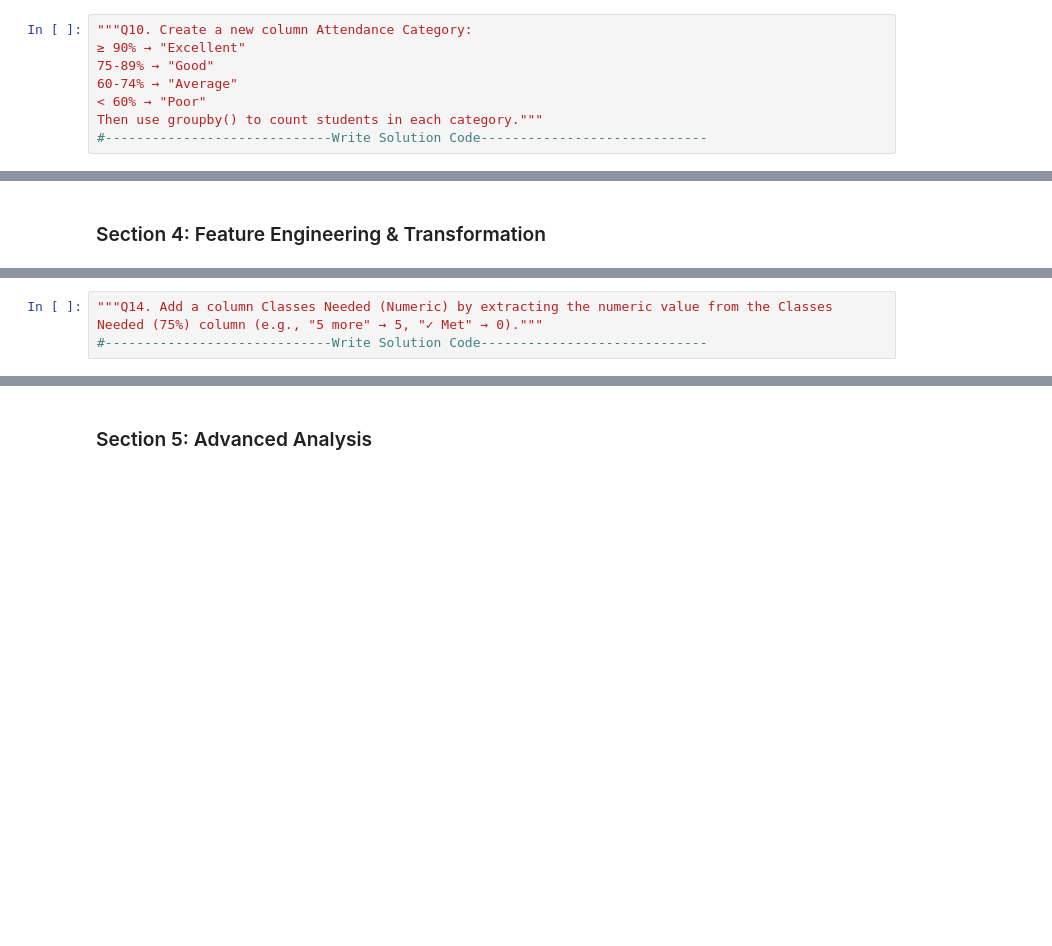
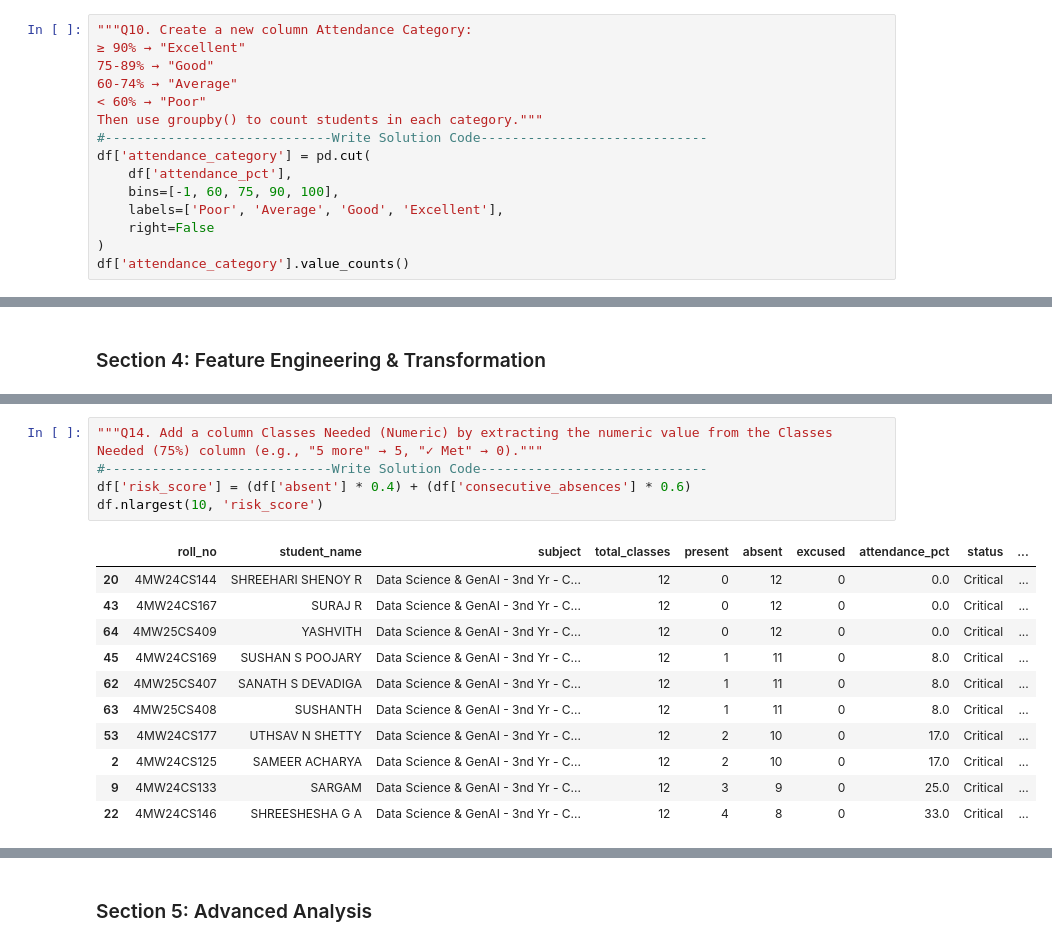
Before and after one commit to Yashaswinishettigar/student-attendance-analytics, a Jupyter notebook: Project_Student Attendance Analytics with Pandas.ipynb, the cells around one changed output, grey strips where cells are left out. Saved outputs shown, nothing was run; the diff lists cells and outputs as text; blank space fills up the shorter version.

```diff
--- a/Project_Student Attendance Analytics with Pandas.ipynb
+++ b/Project_Student Attendance Analytics with Pandas.ipynb
@@ -56,3 +196,10 @@ c) Maximum consecutive absences"""
 < 60% → "Poor"
 Then use groupby() to count students in each category."""
 #-----------------------------Write Solution Code-----------------------------
+df['attendance_category'] = pd.cut(
+    df['attendance_pct'],
+    bins=[-1, 60, 75, 90, 100],
+    labels=['Poor', 'Average', 'Good', 'Excellent'],
+    right=False
+)
+df['attendance_category'].value_counts()
@@ -74,6 +259,20 @@ Display the top 10 students with the highest risk score."""
 # %%
 """Q14. Add a column Classes Needed (Numeric) by extracting the numeric value from the Classes Needed (75%) column (e.g., "5 more" → 5, "✓ Met" → 0)."""
 #-----------------------------Write Solution Code-----------------------------
+df['risk_score'] = (df['absent'] * 0.4) + (df['consecutive_absences'] * 0.6)
+df.nlargest(10, 'risk_score')
+# %% [output]
+|  | roll_no | student_name | subject | total_classes | present | absent | excused | attendance_pct | status | ... |
+| 20 | 4MW24CS144 | SHREEHARI SHENOY R | Data Science & GenAI - 3nd Yr - C... | 12 | 0 | 12 | 0 | 0.0 | Critical | ... |
+| 43 | 4MW24CS167 | SURAJ R | Data Science & GenAI - 3nd Yr - C... | 12 | 0 | 12 | 0 | 0.0 | Critical | ... |
+| 64 | 4MW25CS409 | YASHVITH | Data Science & GenAI - 3nd Yr - C... | 12 | 0 | 12 | 0 | 0.0 | Critical | ... |
+| 45 | 4MW24CS169 | SUSHAN S POOJARY | Data Science & GenAI - 3nd Yr - C... | 12 | 1 | 11 | 0 | 8.0 | Critical | ... |
+| 62 | 4MW25CS407 | SANATH S DEVADIGA | Data Science & GenAI - 3nd Yr - C... | 12 | 1 | 11 | 0 | 8.0 | Critical | ... |
+| 63 | 4MW25CS408 | SUSHANTH | Data Science & GenAI - 3nd Yr - C... | 12 | 1 | 11 | 0 | 8.0 | Critical | ... |
+| 53 | 4MW24CS177 | UTHSAV N SHETTY | Data Science & GenAI - 3nd Yr - C... | 12 | 2 | 10 | 0 | 17.0 | Critical | ... |
+| 2 | 4MW24CS125 | SAMEER ACHARYA | Data Science & GenAI - 3nd Yr - C... | 12 | 2 | 10 | 0 | 17.0 | Critical | ... |
+| 9 | 4MW24CS133 | SARGAM | Data Science & GenAI - 3nd Yr - C... | 12 | 3 | 9 | 0 | 25.0 | Critical | ... |
+| 22 | 4MW24CS146 | SHREESHESHA G A | Data Science & GenAI - 3nd Yr - C... | 12 | 4 | 8 | 0 | 33.0 | Critical | ... |
 # %%
 """Q15. Using apply() with a lambda function, create a column Attendance Flag that returns:
 a)"Defaulter" if attendance < 75%
```
Also changed, not shown: parts of 20 cells of this notebook.
